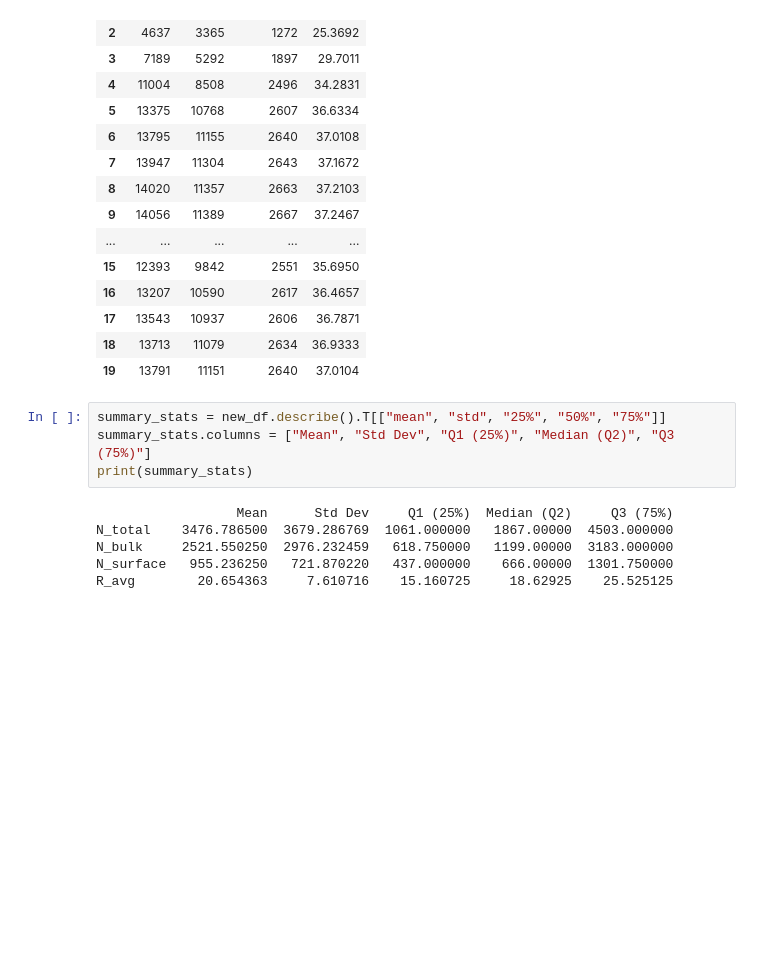
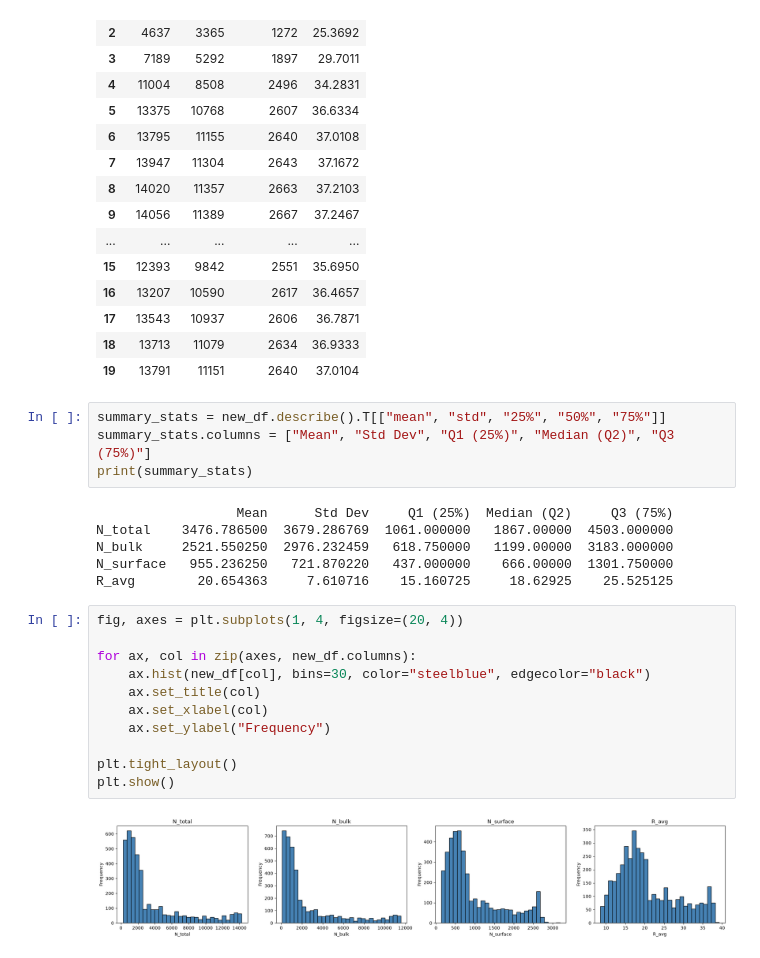
Before and after one commit to niRmana11/SE4050-DL-Lab1, a Jupyter notebook: task2_au_nanoparticle.ipynb, the cells around one changed output. Cells and saved outputs as stored; diff of their text form; blank space fills up the shorter version.

Commit message:
feat(task2): plot 1x4 histogram layout for all 4 features

```diff
--- a/task2_au_nanoparticle.ipynb
+++ b/task2_au_nanoparticle.ipynb
@@ -40,3 +40,16 @@ N_total    3476.786500  3679.286769  1061.000000   1867.00000  4503.000000
 N_bulk     2521.550250  2976.232459   618.750000   1199.00000  3183.000000
 N_surface   955.236250   721.870220   437.000000    666.00000  1301.750000
 R_avg        20.654363     7.610716    15.160725     18.62925    25.525125
+# %%
+fig, axes = plt.subplots(1, 4, figsize=(20, 4))
+
+for ax, col in zip(axes, new_df.columns):
+    ax.hist(new_df[col], bins=30, color="steelblue", edgecolor="black")
+    ax.set_title(col)
+    ax.set_xlabel(col)
+    ax.set_ylabel("Frequency")
+
+plt.tight_layout()
+plt.show()
+# %% [output]
+[figure, added]
```
